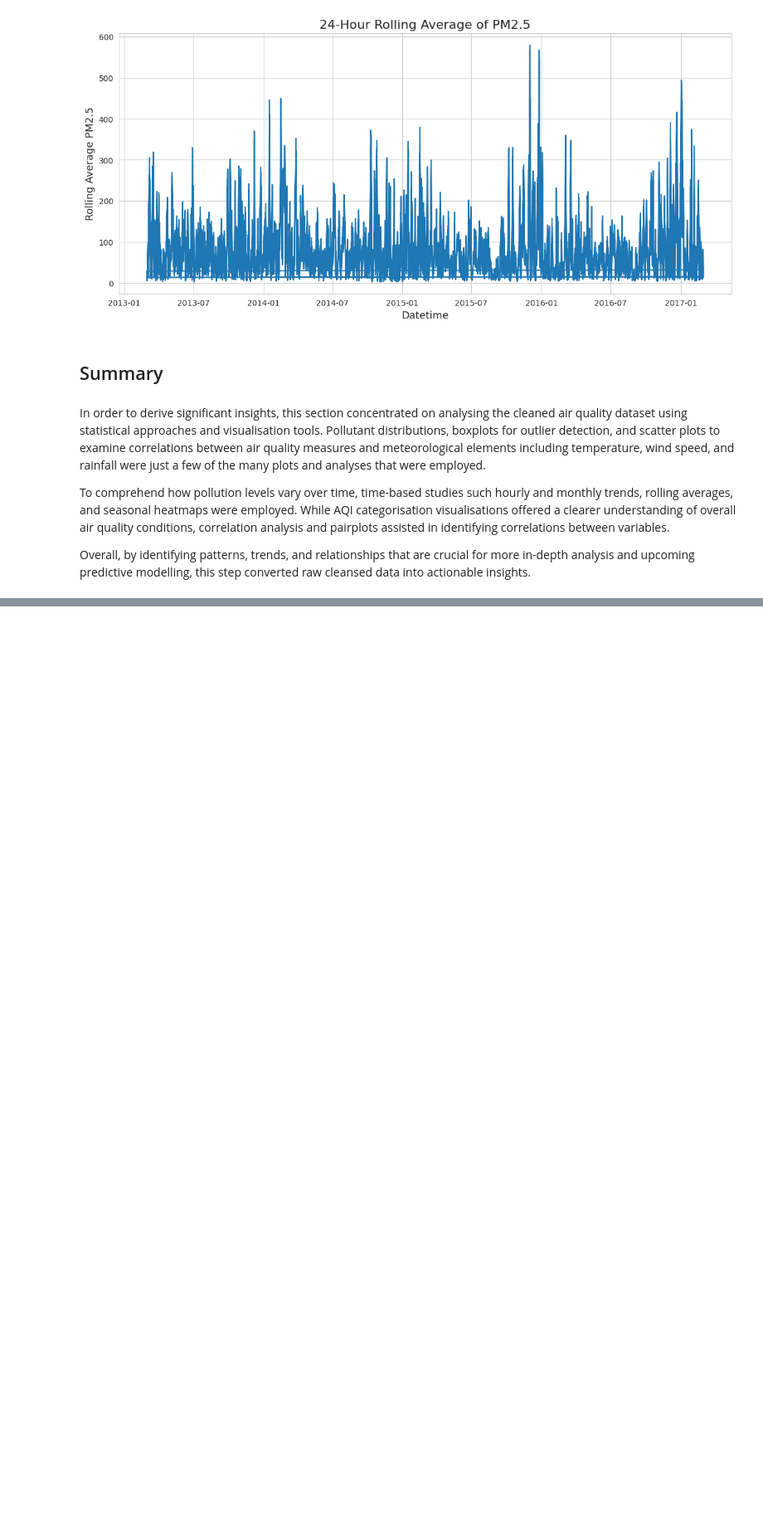
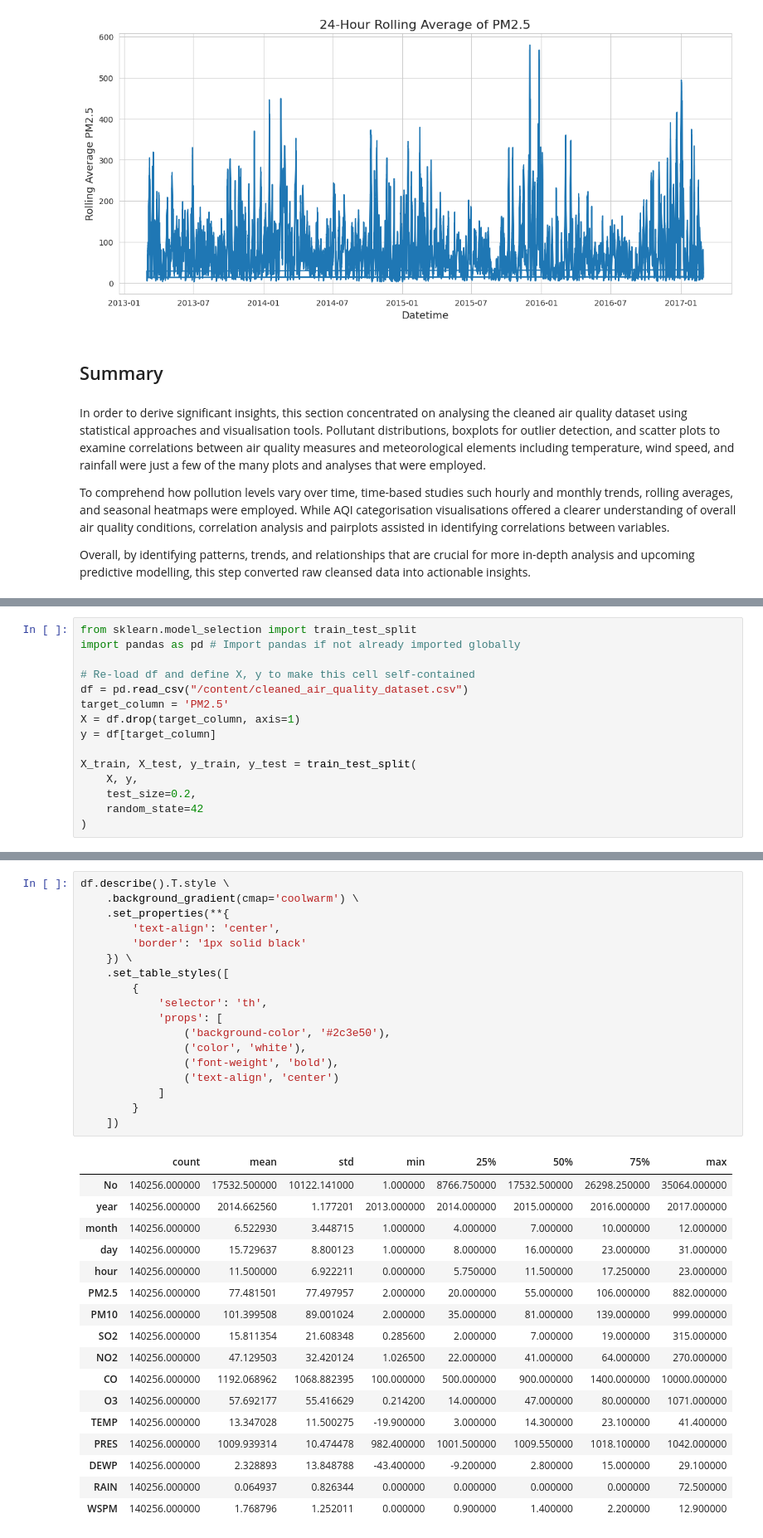
Before and after one commit to SI-GRush34/beijing-air-quality-project, a Jupyter notebook: Beijing-Air-Quality-Project.ipynb, the cells around one changed output, grey strips where cells are left out. Shown at 83% size. Drawn from its saved outputs; the diff is of its cells as text; blank space fills up the shorter version.

```diff
--- a/Beijing-Air-Quality-Project.ipynb
+++ b/Beijing-Air-Quality-Project.ipynb
@@ -1844,0 +1930,15 @@ Overall, by identifying patterns, trends, and relationships that are crucial for
+# %%
+from sklearn.model_selection import train_test_split
+import pandas as pd # Import pandas if not already imported globally
+
+# Re-load df and define X, y to make this cell self-contained
+df = pd.read_csv("/content/cleaned_air_quality_dataset.csv")
+target_column = 'PM2.5'
+X = df.drop(target_column, axis=1)
+y = df[target_column]
+
+X_train, X_test, y_train, y_test = train_test_split(
+    X, y,
+    test_size=0.2,
+    random_state=42
+)
@@ -1844,0 +1983,36 @@ Overall, by identifying patterns, trends, and relationships that are crucial for
+# %%
+df.describe().T.style \
+    .background_gradient(cmap='coolwarm') \
+    .set_properties(**{
+        'text-align': 'center',
+        'border': '1px solid black'
+    }) \
+    .set_table_styles([
+        {
+            'selector': 'th',
+            'props': [
+                ('background-color', '#2c3e50'),
+                ('color', 'white'),
+                ('font-weight', 'bold'),
+                ('text-align', 'center')
+            ]
+        }
+    ])
+# %% [output]
+|  | count | mean | std | min | 25% | 50% | 75% | max |
+| No | 140256.000000 | 17532.500000 | 10122.141000 | 1.000000 | 8766.750000 | 17532.500000 | 26298.250000 | 35064.000000 |
+| year | 140256.000000 | 2014.662560 | 1.177201 | 2013.000000 | 2014.000000 | 2015.000000 | 2016.000000 | 2017.000000 |
+| month | 140256.000000 | 6.522930 | 3.448715 | 1.000000 | 4.000000 | 7.000000 | 10.000000 | 12.000000 |
+| day | 140256.000000 | 15.729637 | 8.800123 | 1.000000 | 8.000000 | 16.000000 | 23.000000 | 31.000000 |
+| hour | 140256.000000 | 11.500000 | 6.922211 | 0.000000 | 5.750000 | 11.500000 | 17.250000 | 23.000000 |
+| PM2.5 | 140256.000000 | 77.481501 | 77.497957 | 2.000000 | 20.000000 | 55.000000 | 106.000000 | 882.000000 |
+| PM10 | 140256.000000 | 101.399508 | 89.001024 | 2.000000 | 35.000000 | 81.000000 | 139.000000 | 999.000000 |
+| SO2 | 140256.000000 | 15.811354 | 21.608348 | 0.285600 | 2.000000 | 7.000000 | 19.000000 | 315.000000 |
+| NO2 | 140256.000000 | 47.129503 | 32.420124 | 1.026500 | 22.000000 | 41.000000 | 64.000000 | 270.000000 |
+| CO | 140256.000000 | 1192.068962 | 1068.882395 | 100.000000 | 500.000000 | 900.000000 | 1400.000000 | 10000.000000 |
+| O3 | 140256.000000 | 57.692177 | 55.416629 | 0.214200 | 14.000000 | 47.000000 | 80.000000 | 1071.000000 |
+| TEMP | 140256.000000 | 13.347028 | 11.500275 | -19.900000 | 3.000000 | 14.300000 | 23.100000 | 41.400000 |
+| PRES | 140256.000000 | 1009.939314 | 10.474478 | 982.400000 | 1001.500000 | 1009.550000 | 1018.100000 | 1042.000000 |
+| DEWP | 140256.000000 | 2.328893 | 13.848788 | -43.400000 | -9.200000 | 2.800000 | 15.000000 | 29.100000 |
+| RAIN | 140256.000000 | 0.064937 | 0.826344 | 0.000000 | 0.000000 | 0.000000 | 0.000000 | 72.500000 |
+| WSPM | 140256.000000 | 1.768796 | 1.252011 | 0.000000 | 0.900000 | 1.400000 | 2.200000 | 12.900000 |
```
Also changed, not shown: parts of 35 cells of this notebook.
